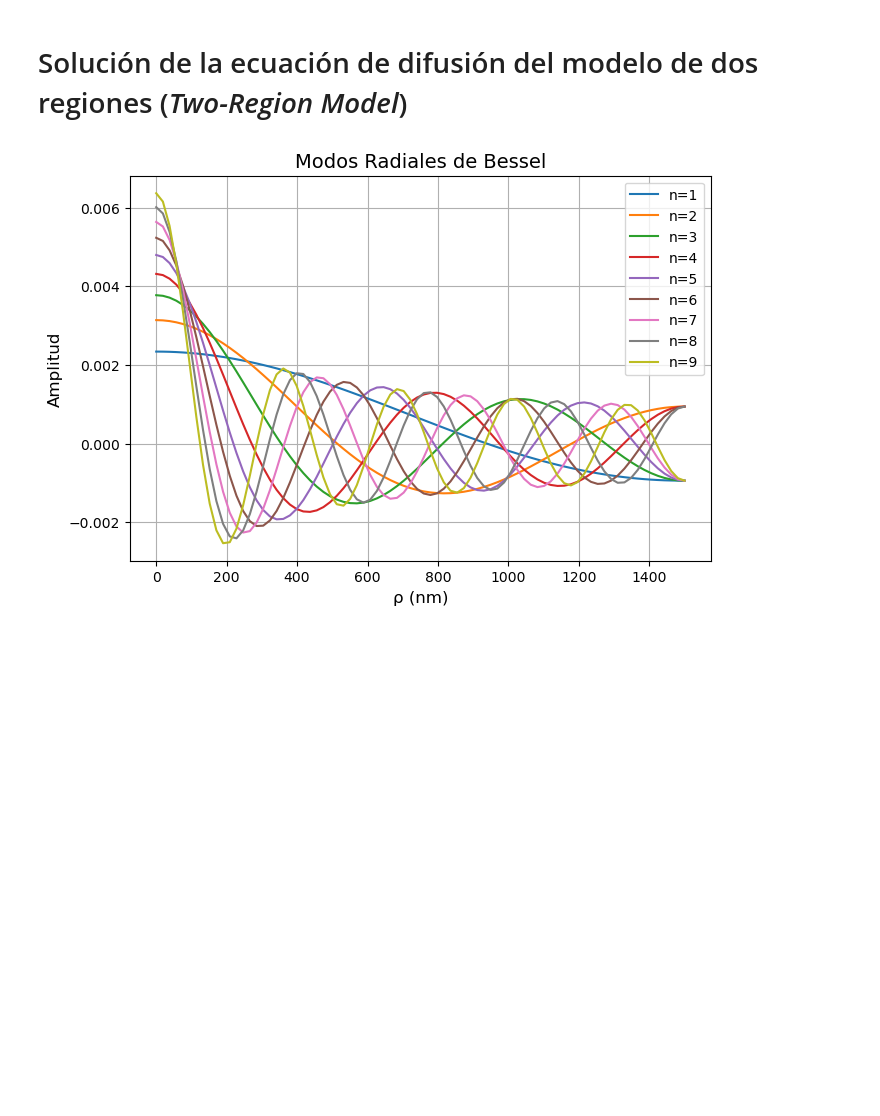
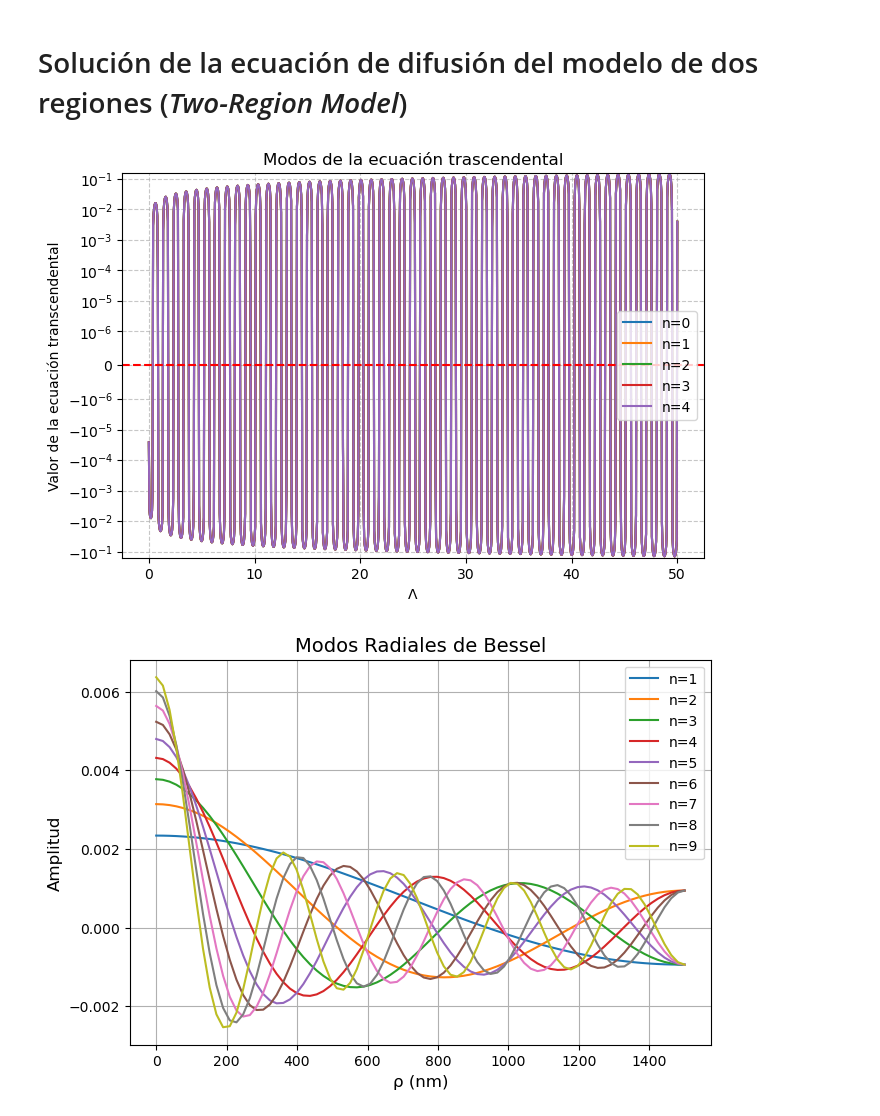
Before and after one commit to allanyst/tfm-efectos-superficie-nano-rmn, a Jupyter notebook: TFM_TwoRegionModel.ipynb, the cells around one changed output. Drawn from its saved outputs; the diff is of its cells as text; code cells hidden in the pictures; blank space fills up the shorter version.

Commit message:
Se incluyen gráficas de ecuaciones trascendentales radial y axial

```diff
--- a/TFM_TwoRegionModel.ipynb
+++ b/TFM_TwoRegionModel.ipynb
@@ -23 +38,17 @@ N_z = 10000          # Número de nodos en z
+# %%
+plt.figure(figsize=(7.5,5))
+for n in range(int(n_modes_radial/10)):
+    alpha_plot=np.linspace(0,50,1000)
+    plt.plot(alpha_plot,robin_eq(alpha_plot),label=f'n={n}')
+plt.legend()
+plt.title("Modos de la ecuación trascendental")
+plt.ylabel("Valor de la ecuación transcendental")
+plt.xlabel(r"$\Lambda$")
+plt.axhline(0, color='red', linestyle='--')
+plt.yscale('symlog', linthresh=1e-6)
+plt.grid(ls='--', alpha=0.7)
+plt.savefig('figuras/transcendental_radial_tworegion.pdf', bbox_inches='tight')
+plt.show()
+# %% [output]
+[figure, added]
 # %%
```
Also changed, not shown: parts of 5 cells of this notebook, 39 other files.
